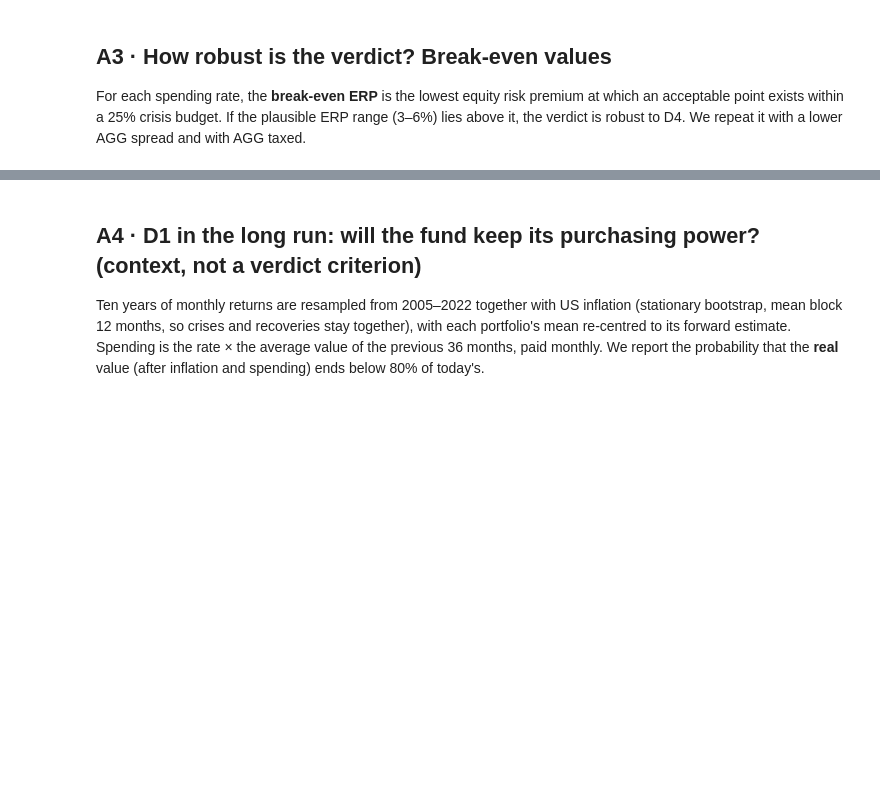
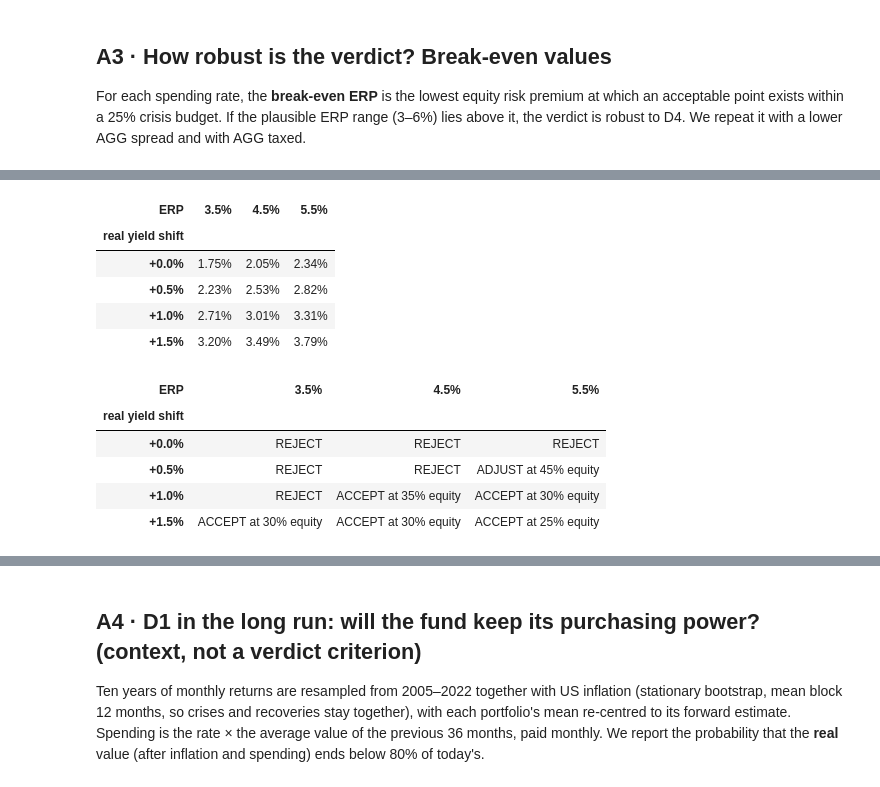
Before and after one commit to Pasidu-Mihiranga/QuantEdge, a Jupyter notebook: notebooks/06_decision.ipynb, the cells around one changed output, grey strips where cells are left out. Cells and saved outputs as stored; diff of their text form; code cells hidden in the pictures; blank space fills up the shorter version.

```diff
--- a/notebooks/06_decision.ipynb
+++ b/notebooks/06_decision.ipynb
@@ -272,0 +281,26 @@ pd.DataFrame(rows).set_index("spending").style.format({c: "{:.2%}" for c in ["re
+# %%
+rows = []
+for dy in [0.0, 0.005, 0.010, 0.015]:
+    for e in [0.035, 0.045, 0.055]:
+        feas = [x for x in LEVELS if CRISIS[x] <= 0.25 + 1e-9]
+        best = max(feas, key=lambda v: expected_return(WEIGHTS[v], e, dy=dy))
+        cap = (1 + expected_return(WEIGHTS[best], e, dy=dy)) / ((1 + pi) * (1 + GROWTH)) - 1
+        v, x = verdict(0.03, 0.25, e, dy=dy)
+        rows.append({"real yield shift": f"+{dy:.1%}", "ERP": f"{e:.1%}", "sustainable spending (25% budget)": cap,
+                     "verdict for 3% spending": v + ("" if x is None else f" at {x:.0%} equity")})
+ry = pd.DataFrame(rows)
+display(ry.pivot(index="real yield shift", columns="ERP", values="sustainable spending (25% budget)").style.format("{:.2%}"))
+ry.pivot(index="real yield shift", columns="ERP", values="verdict for 3% spending")
+# %% [output]
+| ERP | 3.5% | 4.5% | 5.5% |
+| real yield shift |  |  |  |
+| +0.0% | 1.75% | 2.05% | 2.34% |
+| +0.5% | 2.23% | 2.53% | 2.82% |
+| +1.0% | 2.71% | 3.01% | 3.31% |
+| +1.5% | 3.20% | 3.49% | 3.79% |
+| ERP | 3.5% | 4.5% | 5.5% |
+| real yield shift |  |  |  |
+| +0.0% | REJECT | REJECT | REJECT |
+| +0.5% | REJECT | REJECT | ADJUST at 45% equity |
+| +1.0% | REJECT | ACCEPT at 35% equity | ACCEPT at 30% equity |
+| +1.5% | ACCEPT at 30% equity | ACCEPT at 30% equity | ACCEPT at 25% equity |
```
Also changed, not shown: parts of 14 cells of this notebook, 13 other files.
